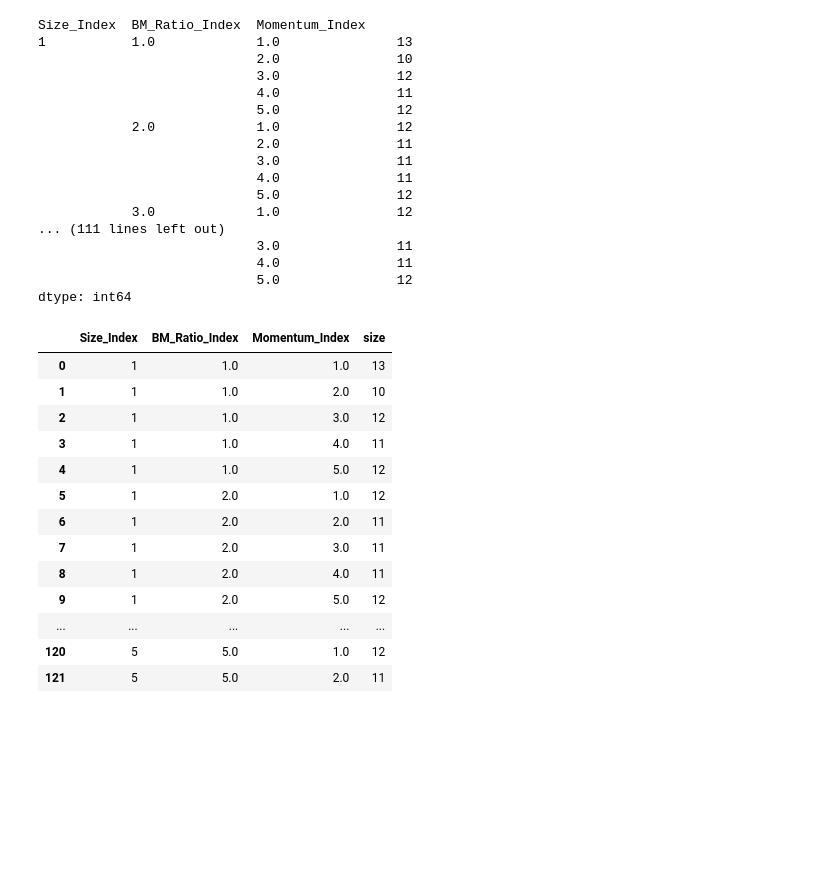
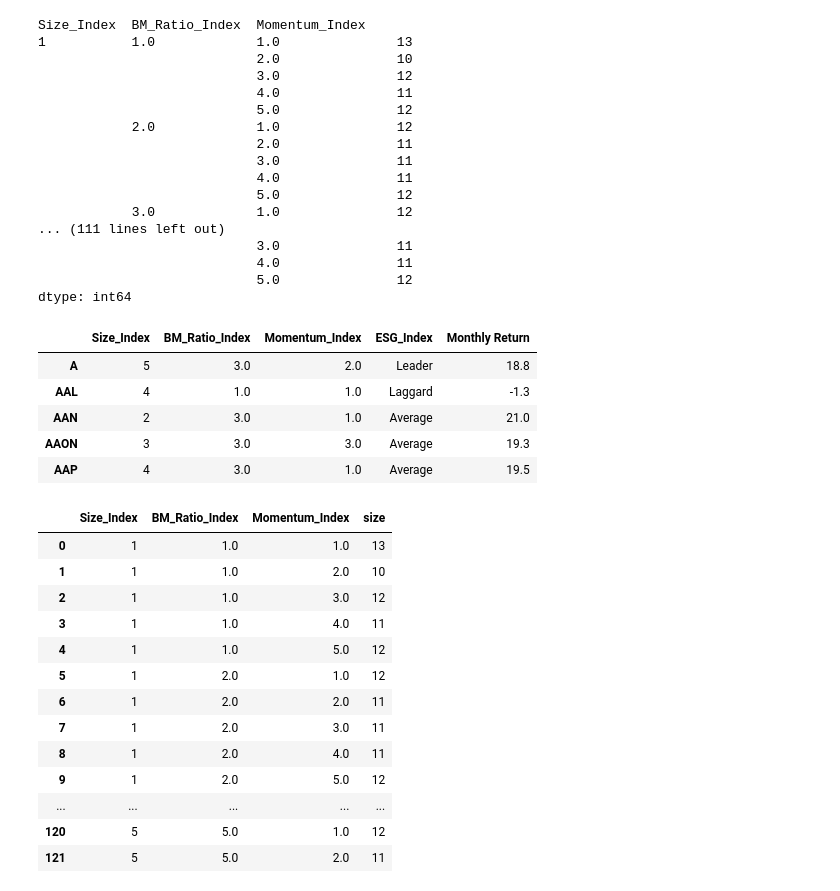
Before and after one commit to sunshineluyao/ESG_with_benchmark, a Jupyter notebook: Categorization/ESG_Categorization_May.ipynb, the cells around one changed output. Saved outputs shown, nothing was run; the diff lists cells and outputs as text; code cells hidden in the pictures; blank space fills up the shorter version.

```diff
--- a/Categorization/ESG_Categorization_May.ipynb
+++ b/Categorization/ESG_Categorization_May.ipynb
@@ -52,6 +52,3 @@ df_May.head()
 | AAN | Aaron's, Inc. | NYSE | Consumer Cyclicals | 2156.0 | 12.1 | 66.7 | ... |
 | AAON | AAON, Inc. | NASDAQ | Industrials | 2479.7 | 5.5 | 52.1 | ... |
 | AAP | Advance Auto Parts, Inc. | NYSE | Consumer Cyclicals | 8353.6 | 26.7 | 69.2 | ... |
-# %%
-df_May['ESG_Index'] = np.where(df_May['MSCI ESG Rtg Overall Company Rating'].isin(['A','AA','AAA']), 'High','Low')
-df_May.head()
@@ -174,6 +184,14 @@ Size_Index  BM_Ratio_Index  Momentum_Index
 dtype: int64
 # %%
 df_May_Overview=df_May[['Size_Index','BM_Ratio_Index','Momentum_Index','ESG_Index','Monthly Return']]
+df_May_Overview.head()
+# %% [output]
+|  | Size_Index | BM_Ratio_Index | Momentum_Index | ESG_Index | Monthly Return |
+| A | 5 | 3.0 | 2.0 | Leader | 18.8 |
+| AAL | 4 | 1.0 | 1.0 | Laggard | -1.3 |
+| AAN | 2 | 3.0 | 1.0 | Average | 21.0 |
+| AAON | 3 | 3.0 | 3.0 | Average | 19.3 |
+| AAP | 4 | 3.0 | 1.0 | Average | 19.5 |
 # %%
 df_May_Overview.groupby(by=['Size_Index','BM_Ratio_Index','Momentum_Index'],group_keys=True,sort=True,as_index=False).size()
 # %% [output]
```
Also changed, not shown: parts of 21 cells of this notebook.
